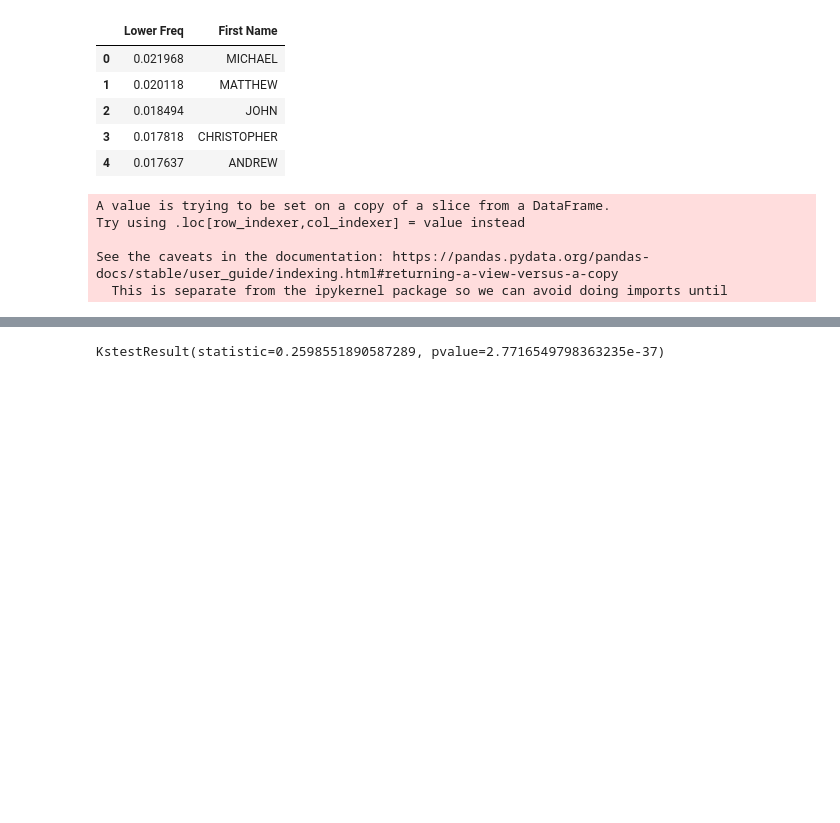
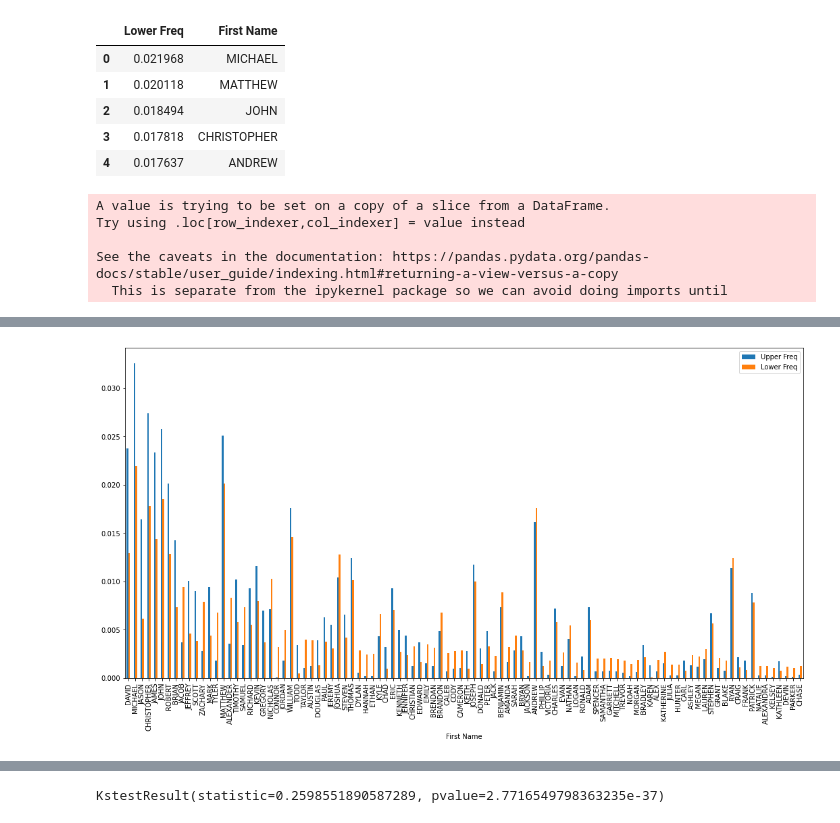
Before and after one commit to Ifiht/python-statistics, a Jupyter notebook: nomen.ipynb, the cells around one changed output, grey strips where cells are left out. Saved outputs shown, nothing was run; the diff lists cells and outputs as text; code cells hidden in the pictures; blank space fills up the shorter version.

```diff
--- a/nomen.ipynb
+++ b/nomen.ipynb
@@ -146,0 +144,11 @@ plt.savefig("metrics.png")
+# %%
+df5.plot.bar(x="First Name", y=["Upper Freq", "Lower Freq"], figsize=(18, 9))
+#plt.figure(tight_layout=True)
+#fig.subplots_adjust(bottom=0.2)
+#fig.savefig('metrics.pdf', format='pdf')
+#plt.figure(figsize=(10, 10))
+#plt.savefig("metrics.svg", format="svg", bbox_inches='tight')
+plt.savefig("metrics.pdf", bbox_inches='tight')
+plt.show()
+# %% [output]
+[figure, added]
```
Also changed, not shown: parts of 2 cells of this notebook.
